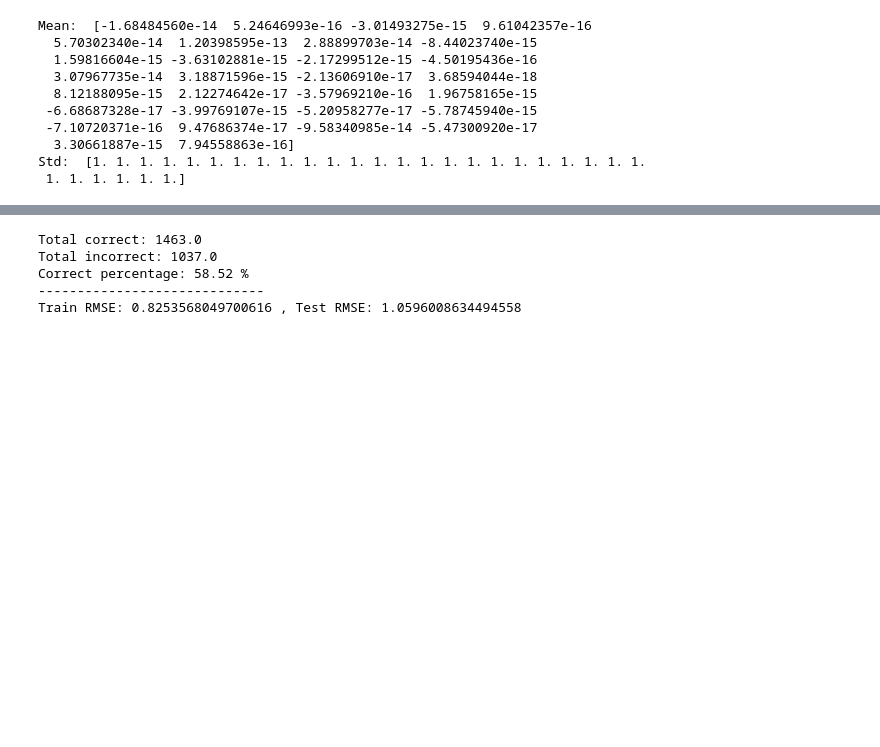
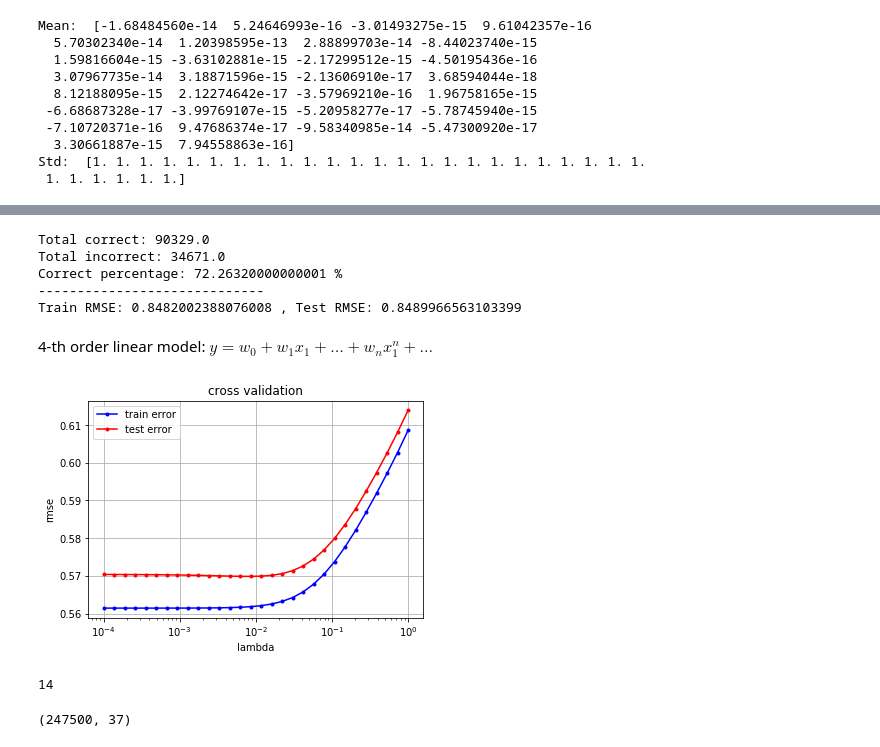
Before and after one commit to ZiluTian/ml_project1, a Jupyter notebook: regression_models.ipynb, the cells around one changed output, grey strips where cells are left out. Drawn from its saved outputs; the diff is of its cells as text; code cells hidden in the pictures; blank space fills up the shorter version.

Commit message:
regression models file

```diff
--- a/regression_models.ipynb
+++ b/regression_models.ipynb
@@ -139,5 +145,5 @@ array([-8.06861342e-01, -6.26342166e-03, -6.73860066e-04,  1.02785403e-01,
 # %%
-y_pred = predict_labels(weights, tx)
+y_pred = predict_labels(weights, tx_te)
 ones_aux = np.ones(len(y_pred))
 correct = np.sum(ones_aux[np.equal(y_test, y_pred)])
 incorrect = len(y_pred)-correct
@@ -146,12 +152,62 @@ print("Total correct:", correct, "\nTotal incorrect:", incorrect, "\nCorrect per
 
 print("-----------------------------")
 
-rmse_train = np.sqrt(2*compute_mse(y_train, tx, weights))
-rmse_test = np.sqrt(2*compute_mse(y_test, tx, weights))
+rmse_train = np.sqrt(2*compute_mse(y_train, tx_tr, weights))
+rmse_test = np.sqrt(2*compute_mse(y_test, tx_te, weights))
 print("Train RMSE:", rmse_train, ", Test RMSE:", rmse_test)
 # %% [output]
-Total correct: 1463.0
-Total incorrect: 1037.0
-Correct percentage: 58.52 %
+Total correct: 90329.0
+Total incorrect: 34671.0
+Correct percentage: 72.26320000000001 %
 -----------------------------
-Train RMSE: 0.8253568049700616 , Test RMSE: 1.0596008634494558
+Train RMSE: 0.8482002388076008 , Test RMSE: 0.8489966563103399
+# %% [markdown]
+4-th order linear model:
+$y = w_0+w_1x_1+\dots+ w_nx_1^n +\dots$
+# %%
+x = inputs[:,feature_cols]
+degree = 4
+k_fold = 4
+lambdas = np.logspace(-4, 0, 30)
+rmse_tr = []
+rmse_te = []
+
+k_indices = build_k_indices(y, k_fold, 1)
+for l in lambdas:
+    rmse_tr_tmp = []
+    rmse_te_tmp = []
+    for k in range(k_fold):
+        loss_tr, loss_te, w = cross_validation(y, x, k_indices, k, l, degree)
+        rmse_tr_tmp.append(loss_tr)
+        rmse_te_tmp.append(loss_te)
+    rmse_tr.append(np.mean(np.sqrt(2*rmse_tr_tmp)))
+    rmse_te.append(np.mean(np.sqrt(2*rmse_te_tmp)))
+# %%
+plt.semilogx(lambdas, rmse_tr, marker=".", color='b', label='train error')
+plt.semilogx(lambdas, rmse_te, marker=".", color='r', label='test error')
+plt.xlabel("lambda")
+plt.ylabel("rmse")
+plt.title("cross validation")
+plt.legend(loc=2)
+plt.grid(True)
+# %% [output]
+[figure, added]
+# %%
+np.argmin(rmse_te)
+# %% [output]
+14
+# %%
+x_TEST = inputs_TEST[:,feature_cols]
+k_indices = build_k_indices(y, 2, 18)
+y_test = y_TEST[k_indices[0]]
+x_test = x_TEST[k_indices[0]]
+
+y_train = np.delete(y_TEST, k_indices[0], axis=0)
+x_train = np.delete(x_TEST, k_indices[0], axis=0)
+tx_tr = build_poly(x_train, degree)
+tx_te = build_poly(x_test, degree)
+
+print(tx_tr.shape)
+weights, mse = ridge_regression(y_train, tx_tr, lambdas[np.argmin(rmse_te)])
+# %% [output]
+(247500, 37)
```
Also changed, not shown: parts of 29 cells of this notebook.
